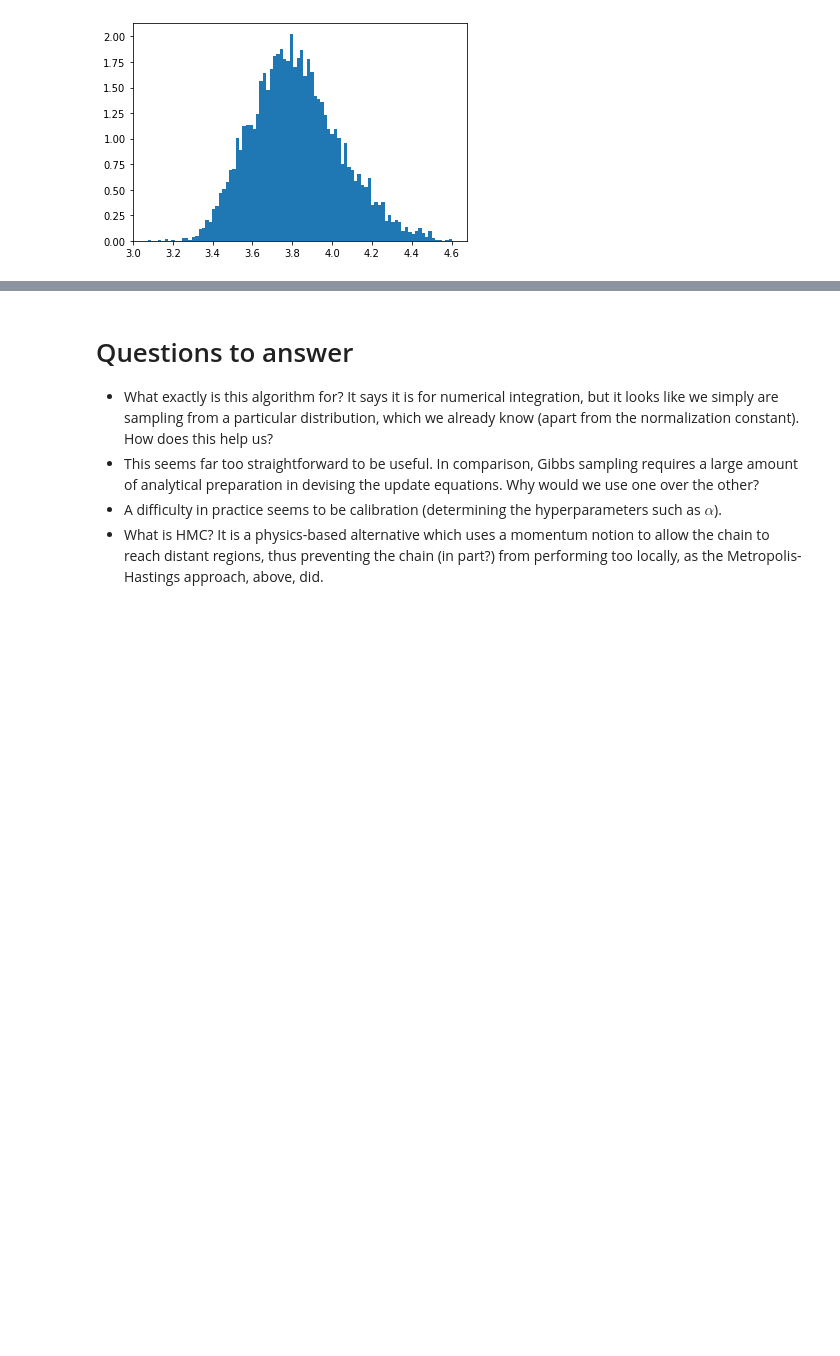
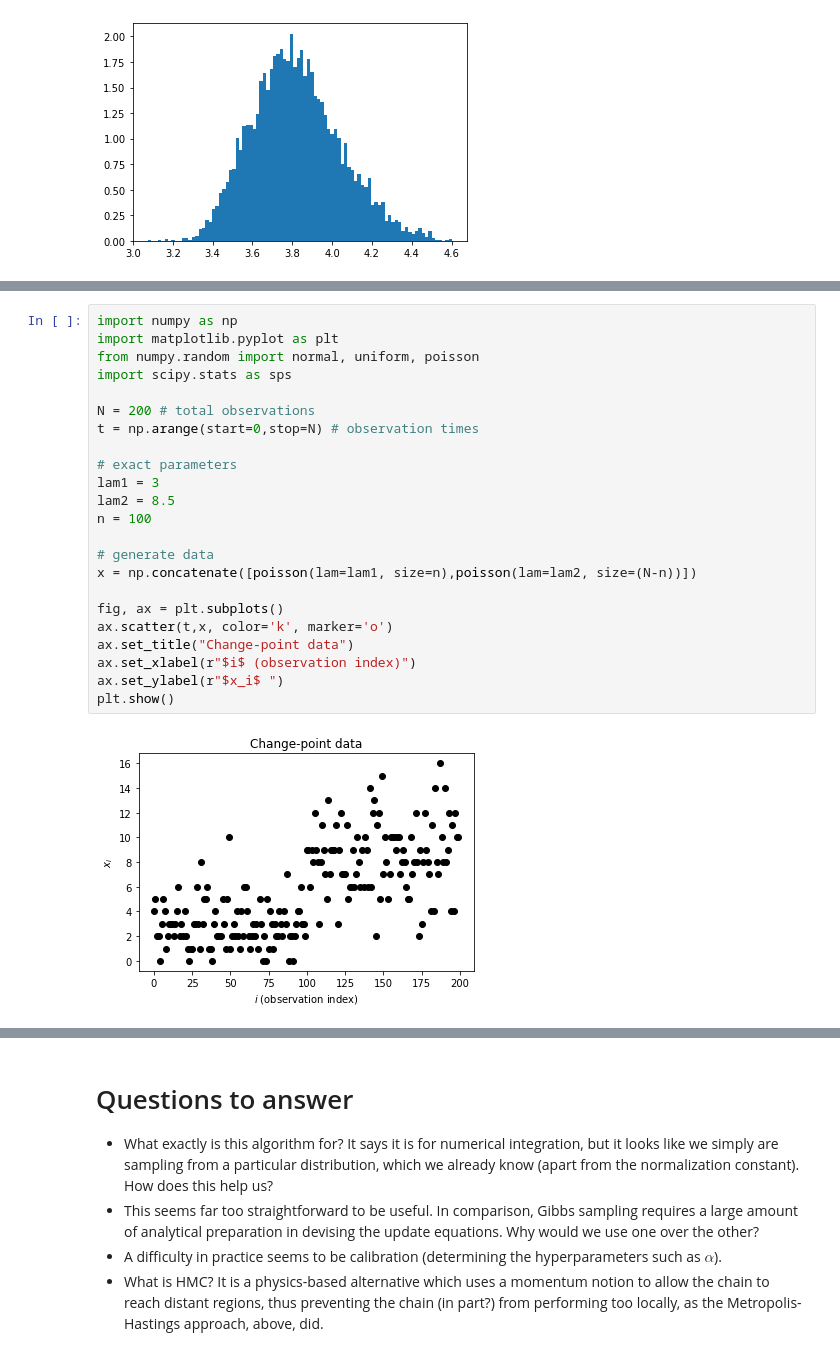
Before and after one commit to StanleyTuz/bayesian-ml, a Jupyter notebook: metropolis-hastings/notes.ipynb, the cells around one changed output, grey strips where cells are left out. Saved outputs shown, nothing was run; the diff lists cells and outputs as text; blank space fills up the shorter version.

```diff
--- a/metropolis-hastings/notes.ipynb
+++ b/metropolis-hastings/notes.ipynb
@@ -97,0 +137,25 @@ plt.hist(trace,bins=90, density=True);
+# %%
+import numpy as np
+import matplotlib.pyplot as plt
+from numpy.random import normal, uniform, poisson
+import scipy.stats as sps
+
+N = 200 # total observations
+t = np.arange(start=0,stop=N) # observation times
+
+# exact parameters
+lam1 = 3
+lam2 = 8.5
+n = 100
+
+# generate data
+x = np.concatenate([poisson(lam=lam1, size=n),poisson(lam=lam2, size=(N-n))])
+
+fig, ax = plt.subplots()
+ax.scatter(t,x, color='k', marker='o')
+ax.set_title("Change-point data")
+ax.set_xlabel(r"$i$ (observation index)")
+ax.set_ylabel(r"$x_i$ ")
+plt.show()
+# %% [output]
+[figure, added]
```
Also changed, not shown: parts of 17 cells of this notebook, 1 other file.
